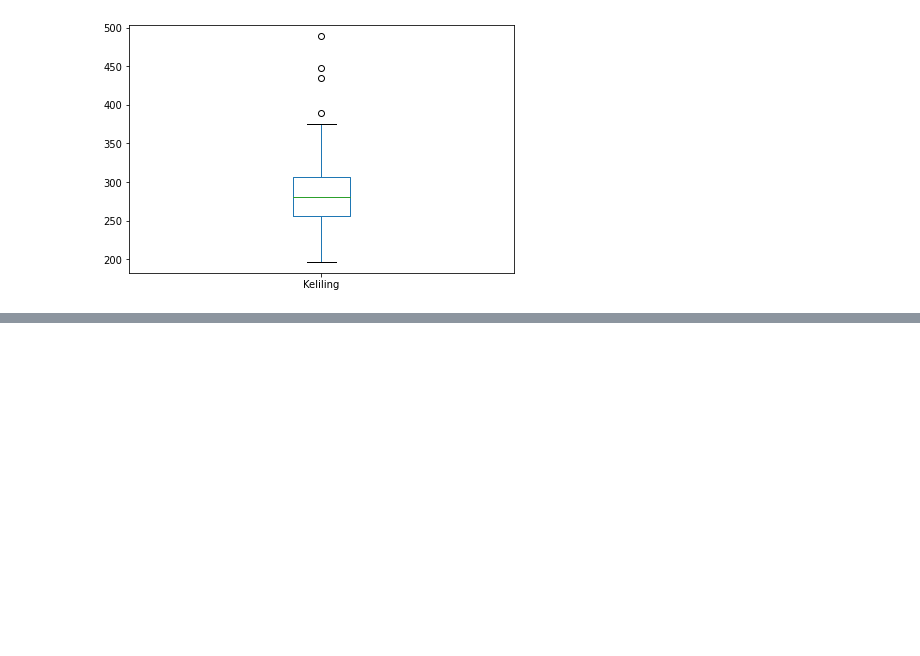
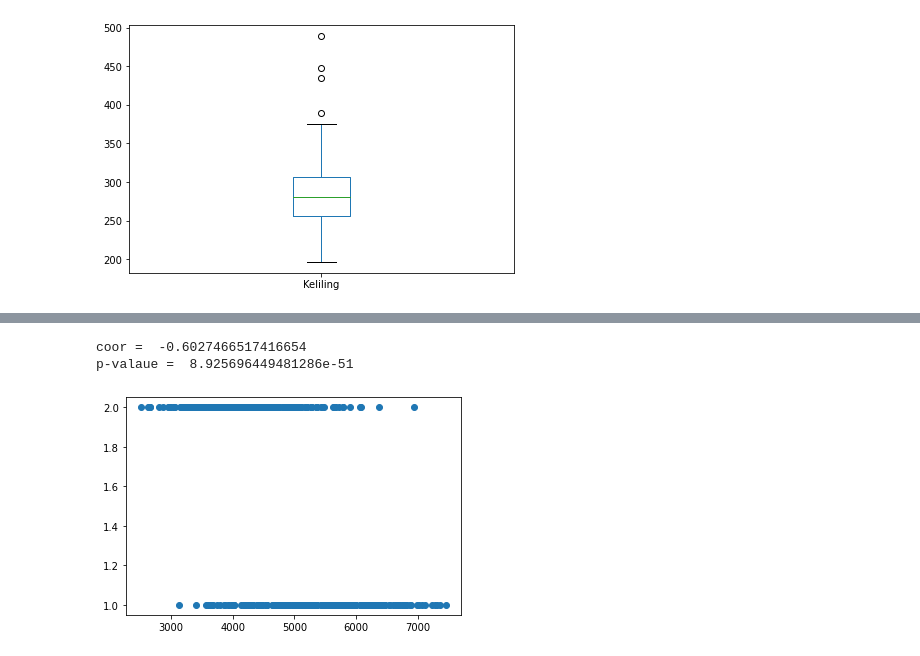
Before and after one commit to ronggurmahendra/TugasBesar_IF2220_Probstat, a Jupyter notebook: Tubes1.ipynb, the cells around one changed output, grey strips where cells are left out. Drawn from its saved outputs; the diff is of its cells as text; code cells hidden in the pictures; blank space fills up the shorter version.

```diff
--- a/Tubes1.ipynb
+++ b/Tubes1.ipynb
@@ -1161,0 +1174,18 @@ Bagian awal kolom Diameter memiliki variansi yang sama dengan bagian akhirnya?
+# %%
+#No 6
+"""
+scipy.stats.pearsonr(x, y)
+
+Calculates a Pearson correlation coefficient and the p-value for testing non-correlation.
+
+The Pearson correlation coefficient measures the linear relationship between two datasets. Strictly speaking, Pearson’s correlation requires that each dataset be normally distributed. Like other correlation coefficients, this one varies between -1 and +1 with 0 implying no correlation. Correlations of -1 or +1 imply an exact linear relationship. Positive correlations imply that as x increases, so does y. Negative correlations imply that as x increases, y decreases.
+
+The p-value roughly indicates the probability of an uncorrelated system producing datasets that have a Pearson correlation at least as extreme as the one computed from these datasets. The p-values are not entirely reliable but are probably reasonable for datasets larger than 500 or so.
+"""
+coor,p = stats.pearsonr(df["Daerah"], df["Kelas"])
+print("coor = ",coor, " \np-valaue = ", p)
+plot1 = plt.scatter(df["Daerah"], df["Kelas"])
+# %% [output]
+coor =  -0.6027466517416654
+p-valaue =  8.925696449481286e-51
+[figure, added]
```
Also changed, not shown: parts of 18 cells of this notebook.
